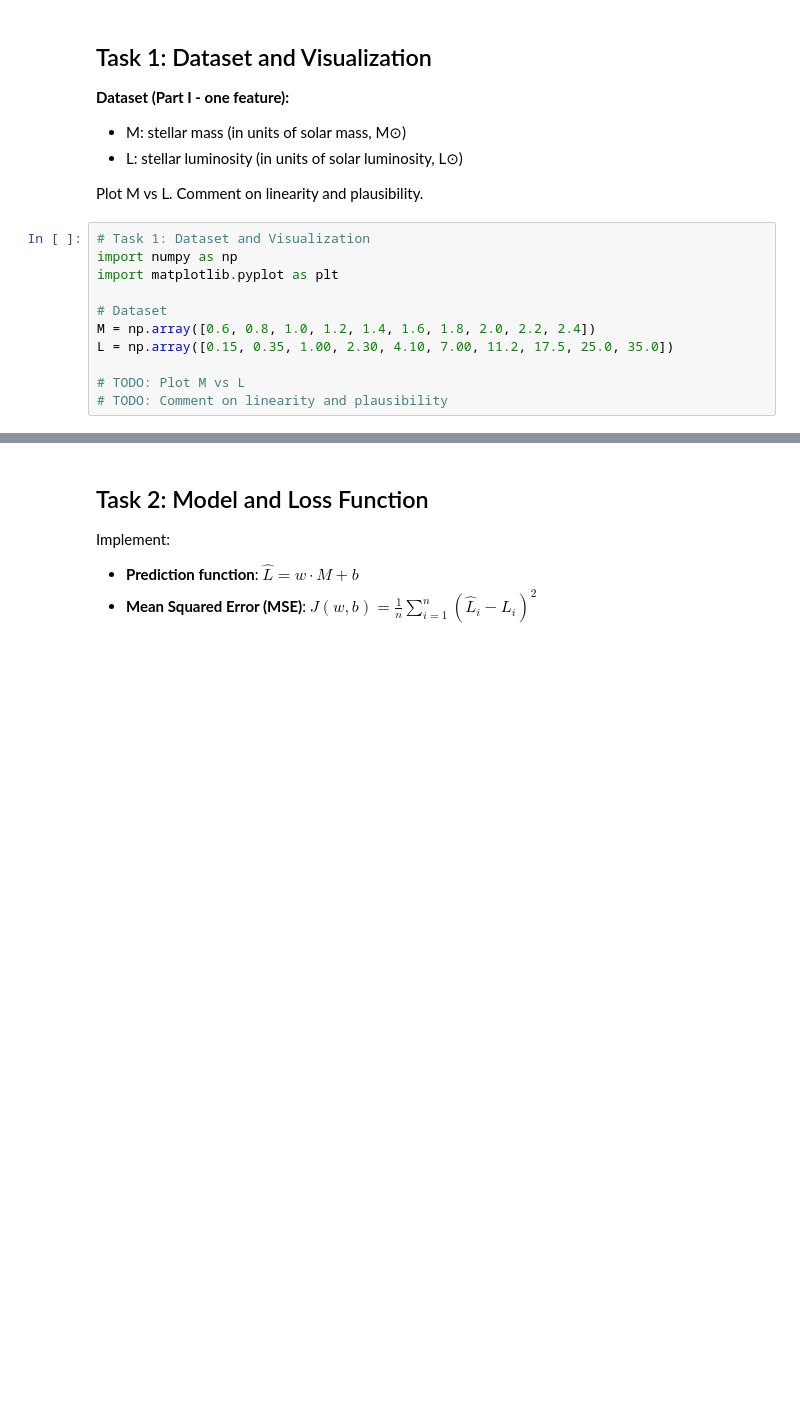
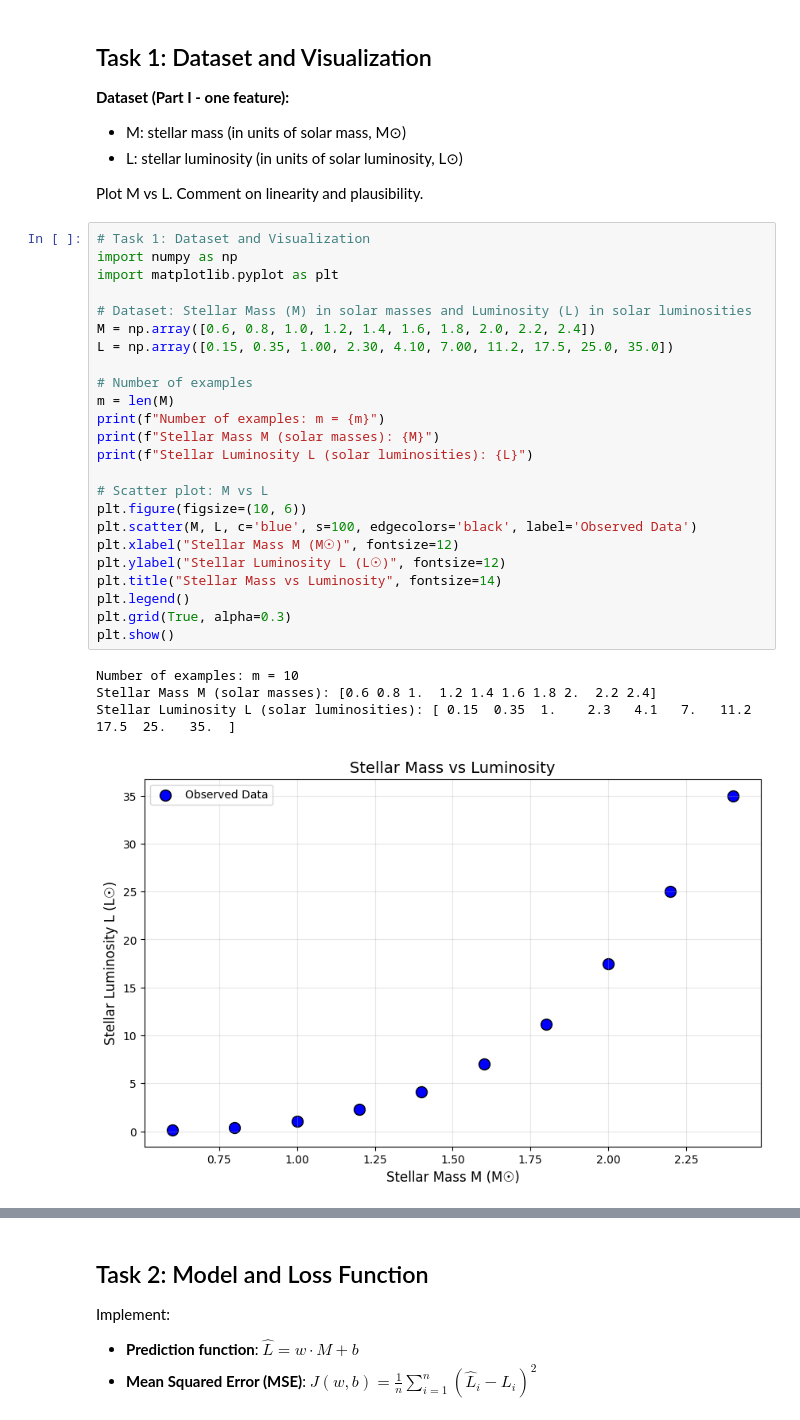
Before and after one commit to AnderssonProgramming/linear-poly-regression-aws-ai, a Jupyter notebook: 01_part1_linreg_1feature.ipynb, the cells around one changed output, grey strips where cells are left out. Cells and saved outputs as stored; diff of their text form; blank space fills up the shorter version.

```diff
--- a/01_part1_linreg_1feature.ipynb
+++ b/01_part1_linreg_1feature.ipynb
@@ -34,11 +34,29 @@ Plot M vs L. Comment on linearity and plausibility.
 # %%
 # Task 1: Dataset and Visualization
 import numpy as np
 import matplotlib.pyplot as plt
 
-# Dataset
+# Dataset: Stellar Mass (M) in solar masses and Luminosity (L) in solar luminosities
 M = np.array([0.6, 0.8, 1.0, 1.2, 1.4, 1.6, 1.8, 2.0, 2.2, 2.4])
 L = np.array([0.15, 0.35, 1.00, 2.30, 4.10, 7.00, 11.2, 17.5, 25.0, 35.0])
 
-# TODO: Plot M vs L
-# TODO: Comment on linearity and plausibility
+# Number of examples
+m = len(M)
+print(f"Number of examples: m = {m}")
+print(f"Stellar Mass M (solar masses): {M}")
+print(f"Stellar Luminosity L (solar luminosities): {L}")
+
+# Scatter plot: M vs L
+plt.figure(figsize=(10, 6))
+plt.scatter(M, L, c='blue', s=100, edgecolors='black', label='Observed Data')
+plt.xlabel("Stellar Mass M (M☉)", fontsize=12)
+plt.ylabel("Stellar Luminosity L (L☉)", fontsize=12)
+plt.title("Stellar Mass vs Luminosity", fontsize=14)
+plt.legend()
+plt.grid(True, alpha=0.3)
+plt.show()
+# %% [output]
+Number of examples: m = 10
+Stellar Mass M (solar masses): [0.6 0.8 1.  1.2 1.4 1.6 1.8 2.  2.2 2.4]
+Stellar Luminosity L (solar luminosities): [ 0.15  0.35  1.    2.3   4.1   7.   11.2  17.5  25.   35.  ]
+[figure, added]
```
Also changed, not shown: parts of 8 cells of this notebook.
